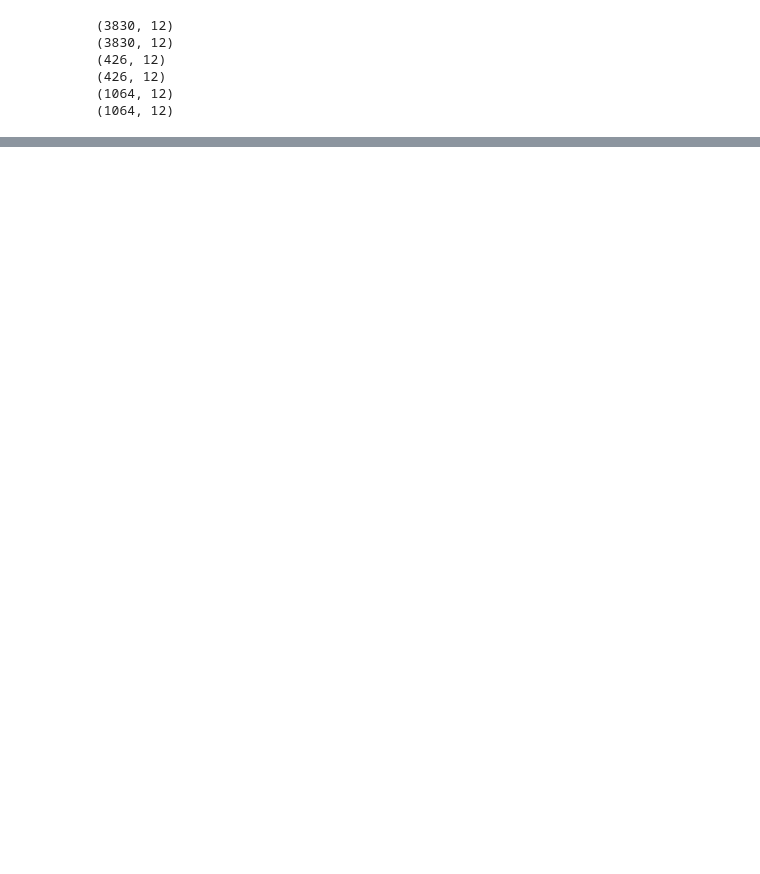
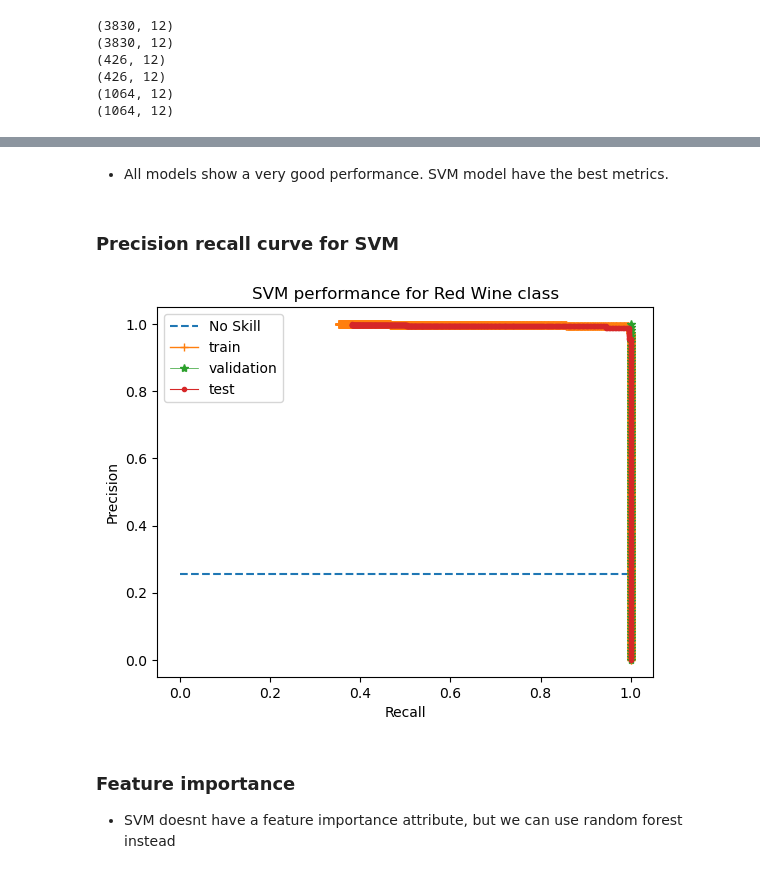
Before and after one commit to vnarvaezt/sample_data_explo_wine_quality_dataset, a Jupyter notebook: notebooks/preprocessing.ipynb, the cells around one changed output, grey strips where cells are left out. Cells and saved outputs as stored; diff of their text form; code cells hidden in the pictures; blank space fills up the shorter version.

```diff
--- a/notebooks/preprocessing.ipynb
+++ b/notebooks/preprocessing.ipynb
@@ -219,0 +318,33 @@ XGBClassifier, mattew score: 98.5%, f1 macro 99.2%
+# %% [markdown]
+- All models show a very good performance. SVM model have the best metrics.
+# %% [markdown]
+### Precision recall curve for SVM
+# %%
+# SVM model
+svm_model = load(open(f"SVM_model.sav", 'rb'))
+
+recall_train, precision_train = model_precision_recall(svm_model, X_train, y_train["y"])
+recall_val, precision_val = model_precision_recall(svm_model, X_val, y_val["y"])
+recall_test, precision_test = model_precision_recall(svm_model, X_test, y_test["y"])
+
+# calculate the no skill line as the proportion of the positive class
+no_skill = len(y_train[y_train["y"]==1]) / len(y_train)
+# plot the no skill precision-recall curve
+plt.plot([0, 1], [no_skill, no_skill], linestyle='--', label='No Skill')
+# plot the model precision-recall curve
+plt.plot(recall_train, precision_train, marker='+', label='train', linewidth=1)
+plt.plot(recall_val, precision_val, marker='*', label='validation', linewidth=0.5)
+plt.plot(recall_test, precision_test, marker='.', label='test', linewidth=0.8)
+# axis labels
+plt.xlabel('Recall')
+plt.ylabel('Precision')
+plt.title('SVM performance for Red Wine class')
+# show the legend
+plt.legend()
+# show the plot
+plt.show()
+# %% [output]
+[figure, added]
+# %% [markdown]
+### Feature importance
+- SVM doesnt have a feature importance attribute, but we can use random forest instead
```
Also changed, not shown: parts of 27 cells of this notebook, 8 other files.
